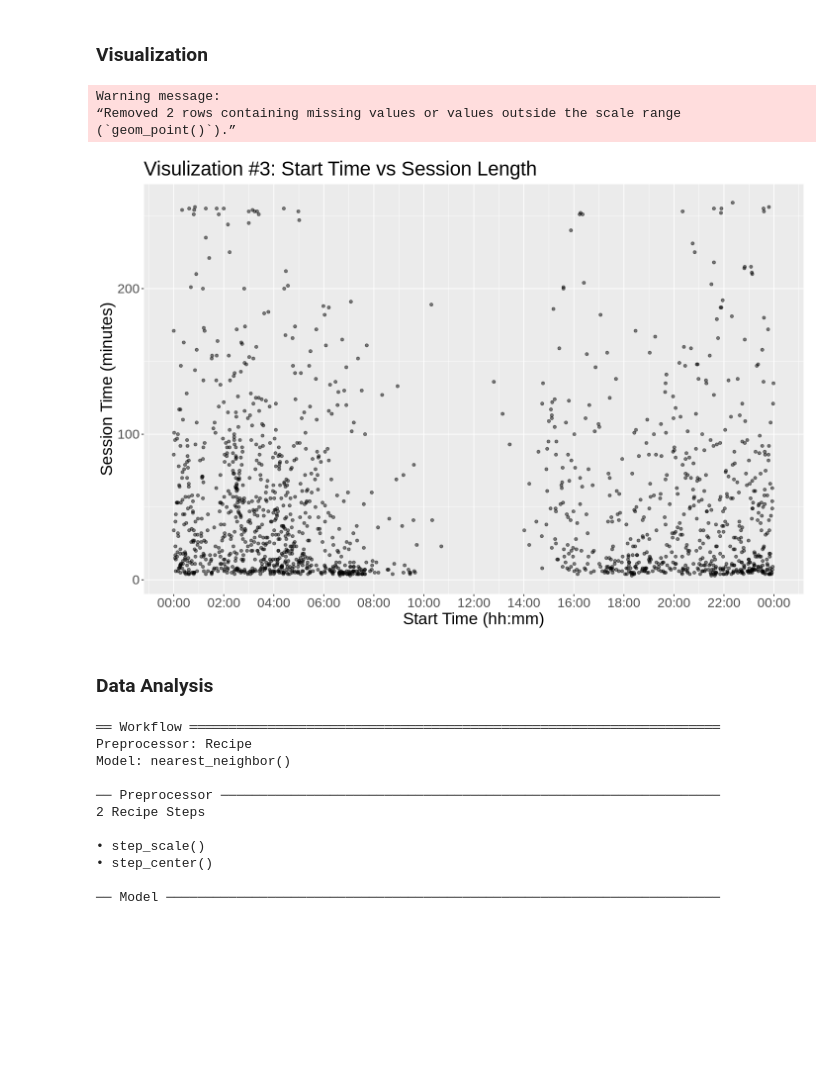
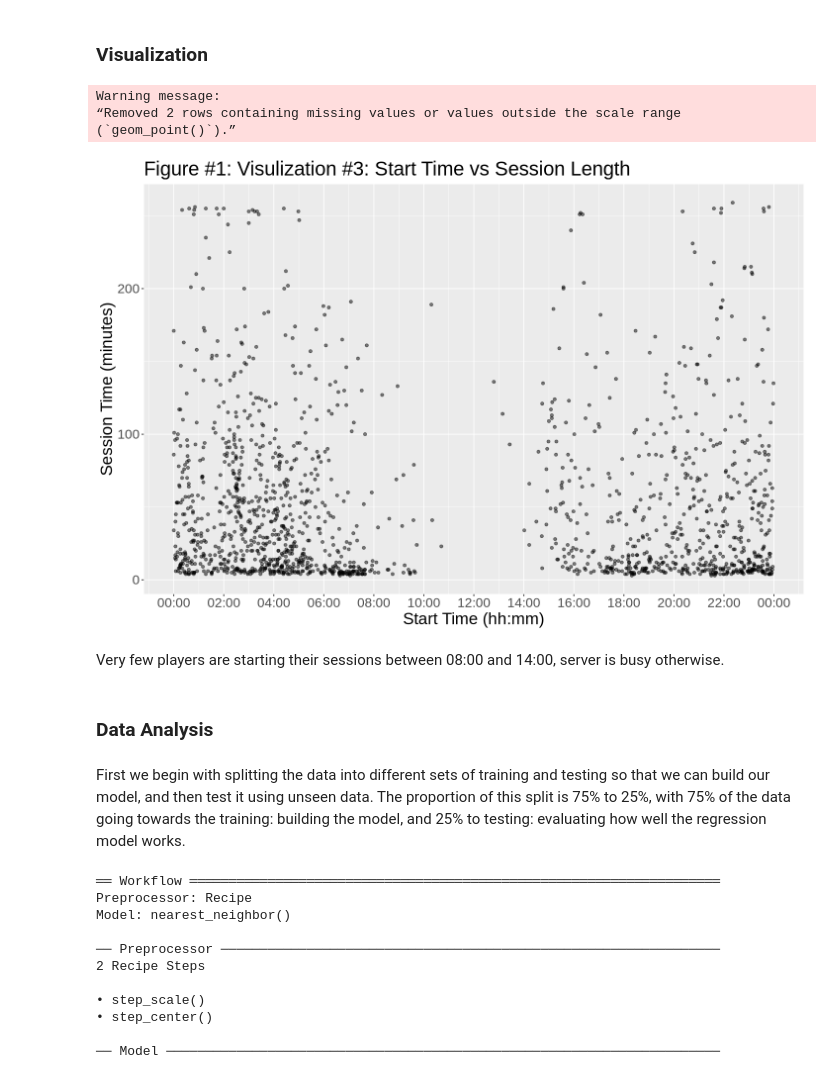
Before and after one commit to jaslynemarek/DSCI-Project-Individual, a Jupyter notebook: Group_Project.ipynb, the cells around one changed output. Saved outputs shown, nothing was run; the diff lists cells and outputs as text; code cells hidden in the pictures; blank space fills up the shorter version.

```diff
--- a/Group_Project.ipynb
+++ b/Group_Project.ipynb
@@ -73,20 +115,24 @@ A tibble: 6 × 8
 # %%
 options(repr.plot.width = 12, repr.plot.height = 8)
 time_plot <- ggplot(session_data_mutated, aes(x = start_time_hms, y = session_time))+
             geom_point(alpha = 0.5)+
             xlab("Start Time (hh:mm)")+
             ylab("Session Time (minutes)")+
-            ggtitle("Visulization #3: Start Time vs Session Length")+
+            ggtitle("Figure #1: Visulization #3: Start Time vs Session Length")+
             theme(text = element_text(size = 20))+
             scale_x_time(breaks = seq(0,24*3600, by = 2*3600), labels = scales::time_format("%H:%M"))
 time_plot
 # %% [output]
 Warning message:
 “Removed 2 rows containing missing values or values outside the scale range
 (`geom_point()`).”
-[figure, old version]
+[figure, new version]
+# %% [markdown]
+Very few players are starting their sessions between 08:00 and 14:00, server is busy otherwise.
 # %% [markdown]
 ### Data Analysis
+# %% [markdown]
+First we begin with splitting the data into different sets of training and testing so that we can build our model, and then test it using unseen data. The proportion of this split is 75% to 25%, with 75% of the data going towards the training: building the model, and 25% to testing: evaluating how well the regression model works.
 # %%
 session_split <- initial_split(session_data_mutated, prop = 0.75, strata = session_time)
 session_train <- training(session_split)
```
Also changed, not shown: parts of 5 cells of this notebook.
